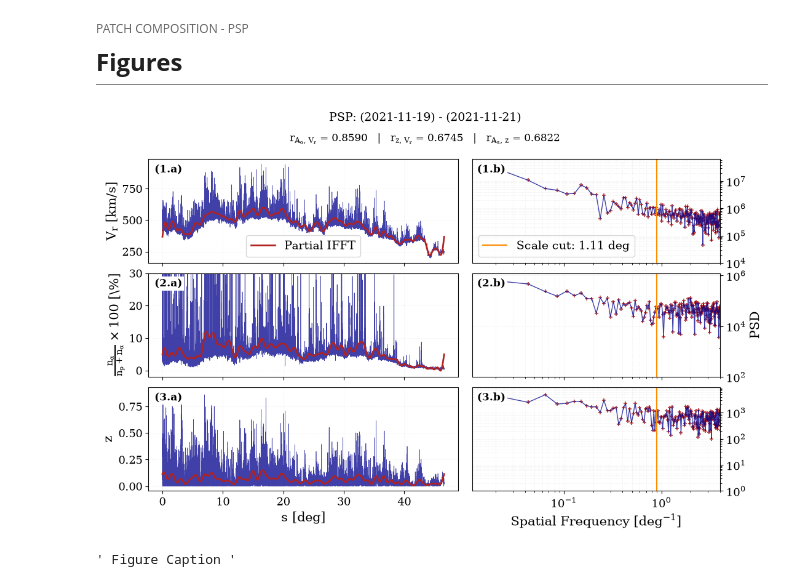
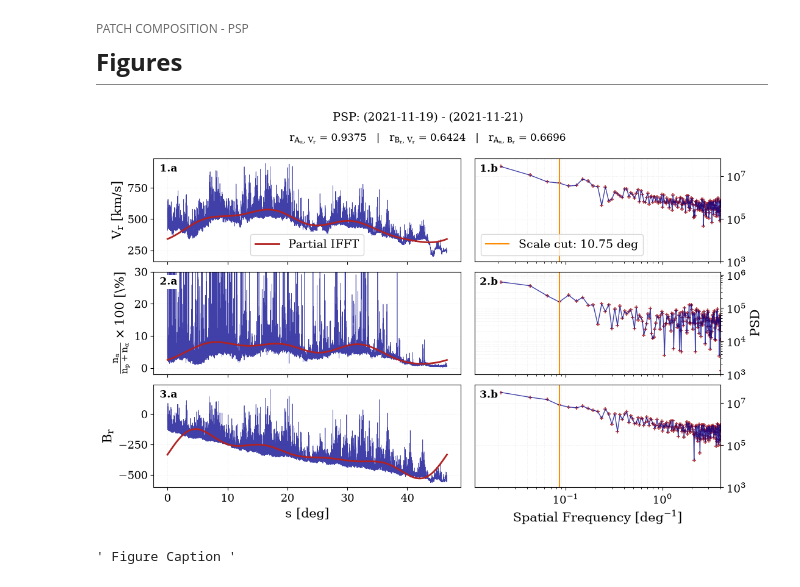
Before and after one commit to TristanVrg/patch-composition, a Jupyter notebook: Analysis/patch-psp.ipynb, the cells around one changed output. Drawn from its saved outputs; the diff is of its cells as text; code cells hidden in the pictures.

```diff
--- a/Analysis/patch-psp.ipynb
+++ b/Analysis/patch-psp.ipynb
@@ -526,0 +590,6 @@ axb.set_ylim(0, 0.2)
+# %%
+idx_cut_br = np.argmin(np.abs(freq_br - f_cut))
+
+fft_br_copy = fft_br.copy()
+
+fft_br[idx_cut_br + 1:] = 0.0
@@ -556,19 +635,19 @@ Correlation
 r_a_vr, p_a_vr = stats.pearsonr(filter_data_vr, filter_data_a_percent)
 
 # Radial Velocity / Deflection
-r_z_vr, p_z_vr = stats.pearsonr(filter_data_vr, filter_data_deflection)
+r_b_vr, p_b_vr = stats.pearsonr(filter_data_vr, filter_data_br)
 
 # Alpha Abundance / Deflection
-r_a_z, p_a_z = stats.pearsonr(filter_data_a_percent, filter_data_deflection)
+r_a_b, p_a_b = stats.pearsonr(filter_data_a_percent, filter_data_br)
 # %%
 corr = pd.DataFrame(
     [
-        [1.00, r_a_vr, r_z_vr],
-        [r_a_vr, 1.00, r_a_z],
-        [r_z_vr, r_a_z, 1.00],
+        [1.00, r_a_vr, r_b_vr],
+        [r_a_vr, 1.00, r_a_b],
+        [r_b_vr, r_a_b, 1.00],
     ],
-    index=["$V_r$", r"$A_\alpha$", "$z$"],
-    columns=["$V_r$", r"$A_\alpha$", "$z$"]
+    index=["$V_r$", r"$A_\alpha$", "$B_r$"],
+    columns=["$V_r$", r"$A_\alpha$", "$B_r$"]
 )
 
 display(
@@ -683,8 +762,8 @@ gs = fig.add_gridspec(3, 2, width_ratios=[1.5, 1.2], wspace=0.05, hspace=0.1)
 
 corrs = [
     (r"$r_{A_\alpha,\,V_r}$", r_a_vr),
-    (r"$r_{z,\,V_r}$",        r_z_vr),
-    (r"$r_{A_\alpha,\,z}$",   r_a_z),
+    (r"$r_{B_r,\,V_r}$",        r_b_vr),
+    (r"$r_{A_\alpha,\,B_r}$",   r_a_b),
 ]
 subtitle = "   |   ".join(f"{lab} = {val:.4f}" for lab, val in corrs)
 
@@ -699,12 +778,12 @@ fig.text(0.5, 0.94, subtitle, ha="center", va="top", fontsize=12)
 # Left column: time series
 ax_v = fig.add_subplot(gs[0, 0])
 ax_a = fig.add_subplot(gs[1, 0], sharex=ax_v)
-ax_z = fig.add_subplot(gs[2, 0], sharex=ax_a)
+ax_b = fig.add_subplot(gs[2, 0], sharex=ax_a)
 
 # Right column: spectra
 ax_v_spec = fig.add_subplot(gs[0, 1])
 ax_a_spec = fig.add_subplot(gs[1, 1], sharex=ax_v_spec)
-ax_z_spec = fig.add_subplot(gs[2, 1], sharex=ax_a_spec)
+ax_b_spec = fig.add_subplot(gs[2, 1], sharex=ax_a_spec)
 
 ax_a.tick_params(labelbottom=False)
 ax_a_spec.tick_params(labelbottom=False)
@@ -744,28 +823,28 @@ ax_a_spec.set_ylabel("PSD")
 ax_a_spec.grid( which="both", linestyle=":", alpha=0.3)
 
 
-# --- Normalised deflection time series
-ax_z.plot(s_psp_new, deflection_new, color='darkblue', linewidth=0.5, alpha=0.75)
-ax_z.plot(s_psp_new[:-1], filter_data_deflection, color='firebrick', linewidth=2)
-ax_z.set_ylabel(r"$z$")
-ax_z.set_xlabel("s [deg]")
-ax_z.grid(which="both", ls=":", alpha=0.3)
+# --- Radial magnetic field time series
+ax_b.plot(s_psp_new, br_new, color='darkblue', linewidth=0.5, alpha=0.75)
+ax_b.plot(s_psp_new[:-1], filter_data_br, color='firebrick', linewidth=2)
+ax_b.set_ylabel(r"$B_r$")
+ax_b.set_xlabel("s [deg]")
+ax_b.grid(which="both", ls=":", alpha=0.3)
 
-# Normalised deflection spectrum
-ax_z_spec.loglog(freq_deflection[1:], np.abs(fft_deflection_copy[1:]), color='darkblue', linewidth=1, alpha=0.75)
-ax_z_spec.scatter(freq_deflection[1:], np.abs(fft_deflection_copy[1:]), marker="+", color="firebrick", s=20, alpha=0.75)
-ax_z_spec.axvline(freq_deflection[idx_cut_deflection], color="darkorange", linewidth=1.5)
-ax_z_spec.set_xlabel(r"Spatial Frequency [$deg^{-1}$]")
-ax_z_spec.grid(which="both", ls=":", alpha=0.3)
+# Radial magnetic field spectrum
+ax_b_spec.loglog(freq_br[1:], np.abs(fft_br_copy[1:]), color='darkblue', linewidth=1, alpha=0.75)
+ax_b_spec.scatter(freq_br[1:], np.abs(fft_br_copy[1:]), marker="+", color="firebrick", s=20, alpha=0.75)
+ax_b_spec.axvline(freq_br[idx_cut_br], color="darkorange", linewidth=1.5)
+ax_b_spec.set_xlabel(r"Spatial Frequency [$deg^{-1}$]")
+ax_b_spec.grid(which="both", ls=":", alpha=0.3)
 
 
 # --- Plot limit
 xmin, xmax = None, 4e0
 ax_v_spec.set_xlim(xmin, xmax)
 
-ax_v_spec.set_ylim(1e4, None)
-ax_a_spec.set_ylim(1e2, None)
-ax_z_spec.set_ylim(1, None)
+ax_v_spec.set_ylim(1e3, None)
+ax_a_spec.set_ylim(1e3, None)
+ax_b_spec.set_ylim(1e3, None)
 
 
 # --- Right axis
@@ -775,40 +854,40 @@ ax_v_spec.yaxis.set_label_position("right")
 ax_a_spec.yaxis.tick_right()
 ax_a_spec.yaxis.set_label_position("right")
 
-ax_z_spec.yaxis.tick_right()
-ax_z_spec.yaxis.set_label_position("right")
+ax_b_spec.yaxis.tick_right()
+ax_b_spec.yaxis.set_label_position("right")
 
 
 # --- Panel labels
 panel_labels = {
-    ax_v:      "(1.a)", ax_v_spec: "(1.b)",
-    ax_a:      "(2.a)", ax_a_spec: "(2.b)",
-    ax_z:      "(3.a)", ax_z_spec: "(3.b)",
+    ax_v:      "1.a", ax_v_spec: "1.b",
+    ax_a:      "2.a", ax_a_spec: "2.b",
+    ax_b:      "3.a", ax_b_spec: "3.b",
 }
 
 for ax, lab in panel_labels.items():
     ax.text(
         0.02, 0.95, lab,
         transform=ax.transAxes,
         ha="left", va="top",
         fontsize=12, fontweight="bold",
         bbox=dict(facecolor="white", edgecolor="none", alpha=1.0, pad=2),
         zorder=10,
     )
 
 # Save
 fig.savefig(
     Path("..") / "Results" / "Figures" /
     f"PSP-corr_{start_PSP.strftime('%Y-%m-%d')}_"
     f"{stop_PSP.strftime('%Y-%m-%d')}_"
     f"{round(1/f_cut, 2)}.png",
     dpi=300,
     bbox_inches="tight"
 )
 
 plt.show()
 # %% [output]
-[figure, old version]
+[figure, new version]
 # %%
 """ Figure Caption """
 # %% [output]
```
Also changed, not shown: parts of 18 cells of this notebook, 2 other files.
